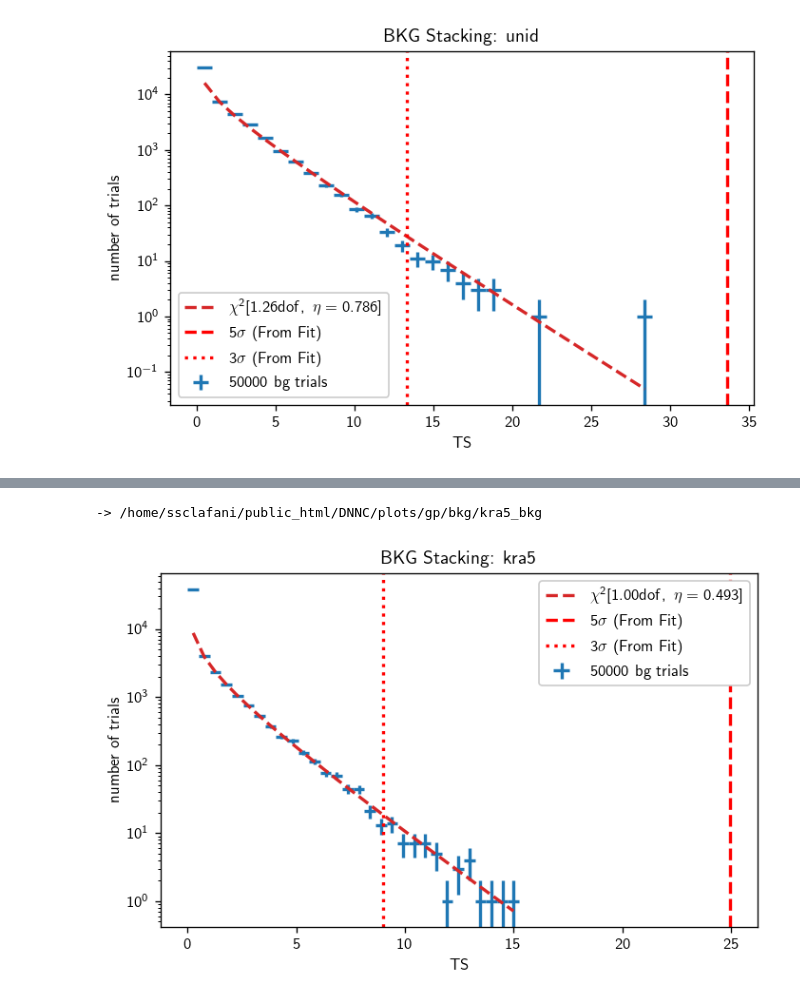
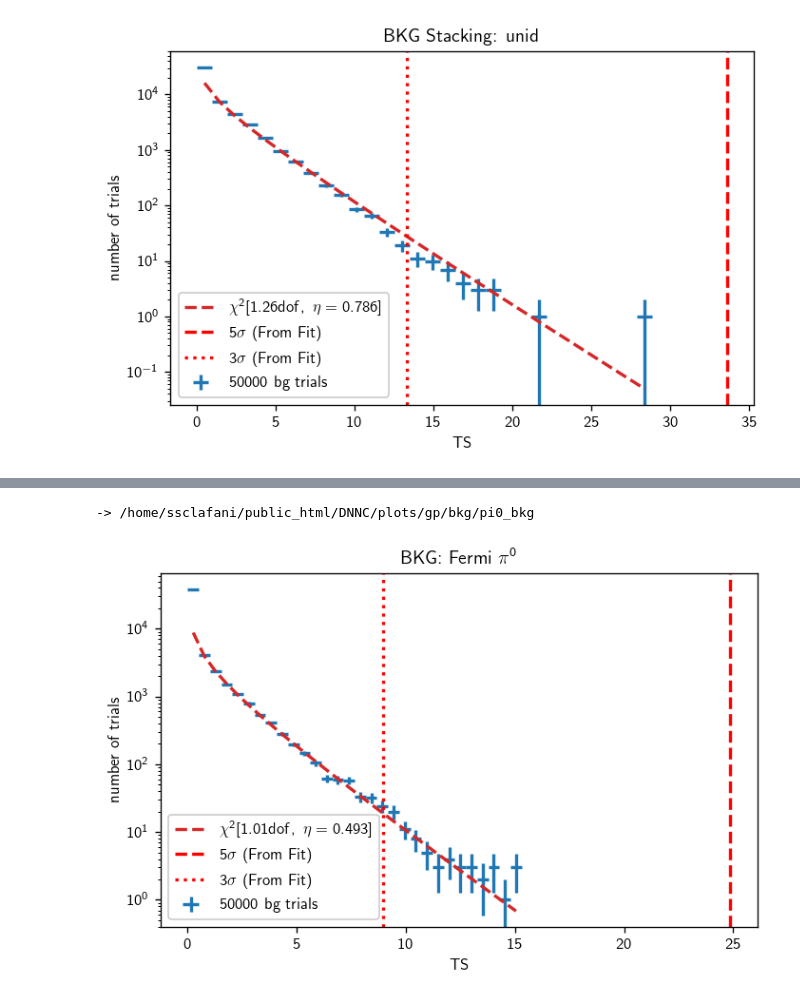
Before and after one commit to ssclafani949/DNNCascade, a Jupyter notebook: plotting/bkg_plots.ipynb, the cells around one changed output, grey strips where cells are left out. Saved outputs shown, nothing was run; the diff lists cells and outputs as text; code cells hidden in the pictures.

```diff
--- a/plotting/bkg_plots.ipynb
+++ b/plotting/bkg_plots.ipynb
@@ -106 +132,6 @@ Arrays(50000 items | columns: ns, ts)
+# %%
+plot_gp_bkg('pi0')
+# %% [output]
+-> /home/ssclafani/public_html/DNNC/plots/gp/bkg/pi0_bkg
+[figure, added]
 # %%
@@ -130,5 +160,0 @@ def plot_template_bkg(temp):
-# %%
-plot_template_bkg('kra5')
-# %% [output]
--> /home/ssclafani/public_html/DNNC/plots/gp/bkg/kra5_bkg
-[figure, removed]
```
Also changed, not shown: parts of 13 cells of this notebook, 3 other files.
